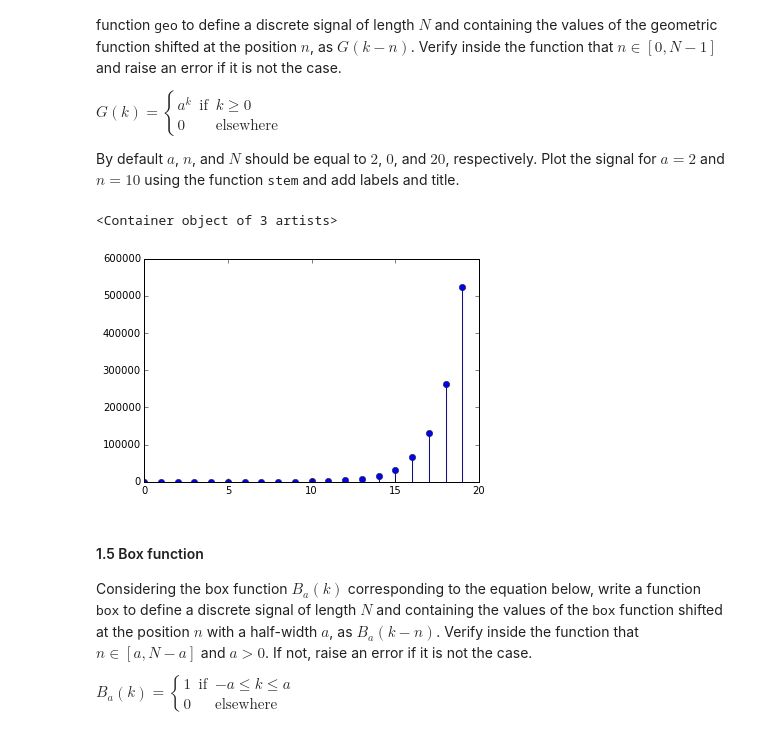
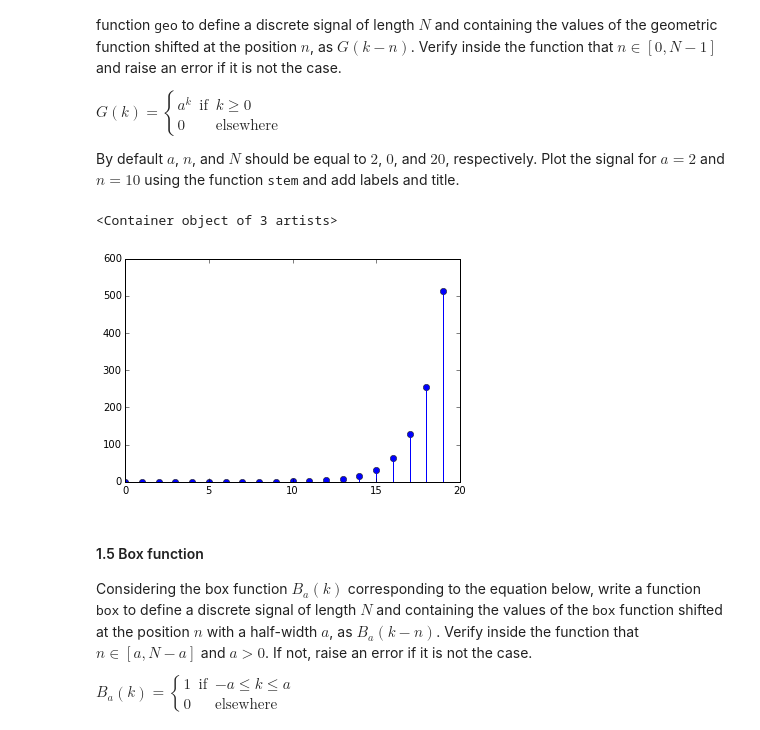
Before and after one commit to PamirGhimire/DSP-TP-1617, a Jupyter notebook: Lab1/python/Lab1.ipynb, the cells around one changed output. Saved outputs shown, nothing was run; the diff lists cells and outputs as text; code cells hidden in the pictures.

```diff
--- a/Lab1/python/Lab1.ipynb
+++ b/Lab1/python/Lab1.ipynb
@@ -141,11 +140,11 @@ def geo(a = 1, n = 0, N = 20):
     else:
         print 'error! n not in proper range'
 # %%
-geo_signal = geo(2, 0, 20)
+geo_signal = geo(2, 10, 20)
 plt.stem(geo_signal)
 # %% [output]
 <Container object of 3 artists>
-[figure, old version]
+[figure, new version]
 # %% [markdown]
 #### 1.5 Box function
 Considering the box function $B_a(k)$ corresponding to the equation below, write a function <tt>box</tt> to define a discrete signal of length $N$ and containing the values of the <tt>box</tt> function shifted at the position $n$ with a half-width $a$, as $B_a(k-n)$. Verify inside the function that $n \in [a,N-a]$ and $a > 0$. If not, raise an error if it is not the case.
```
Also changed, not shown: parts of 2 cells of this notebook.
